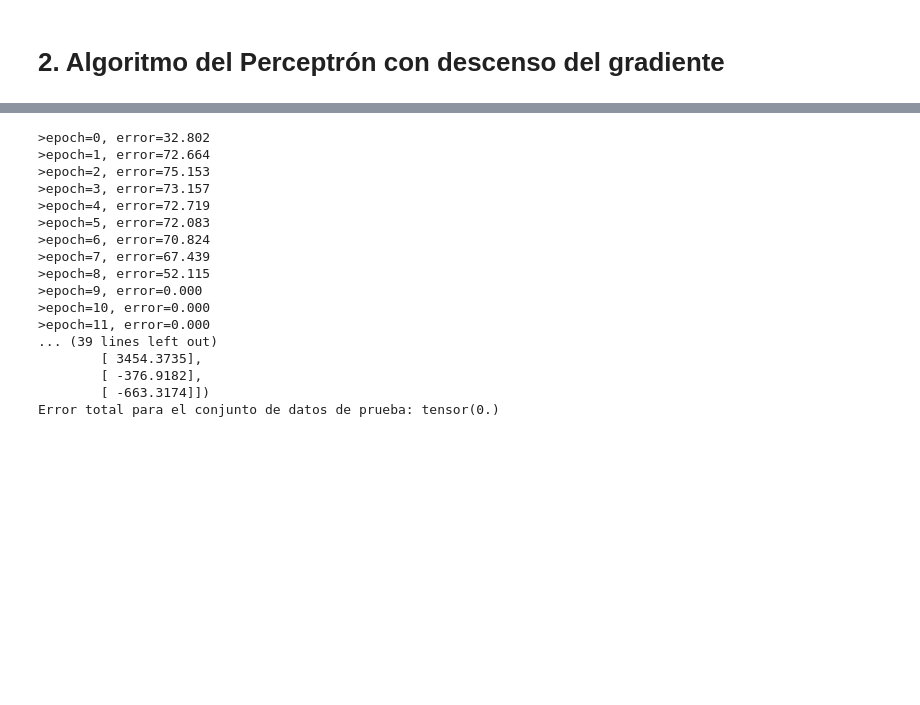
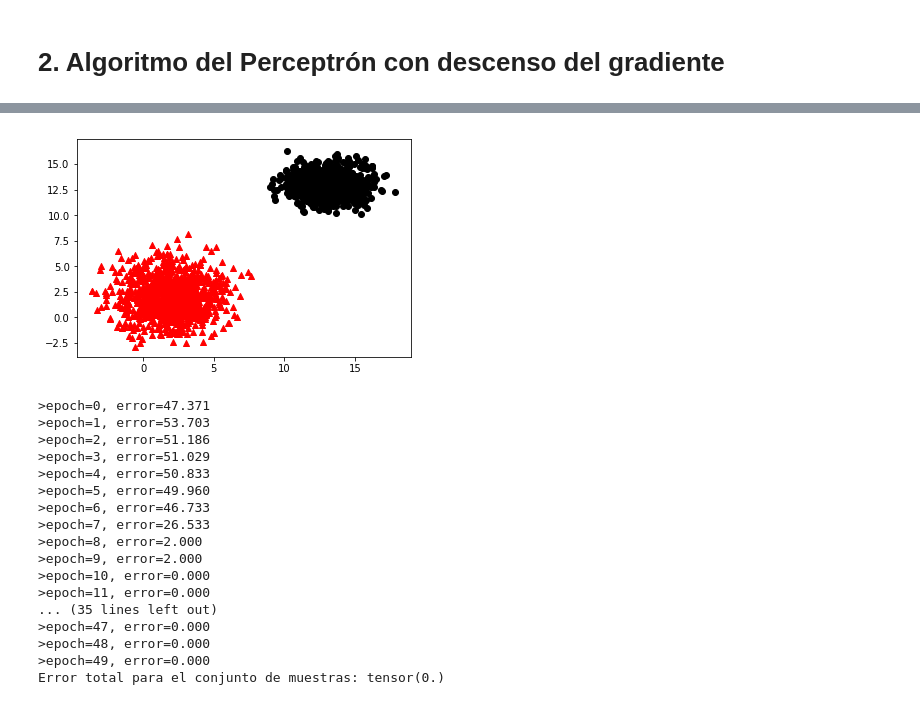
Before and after one commit to fmejias/CienciasDeLosDatosTEC, a Jupyter notebook: MatematicasCienciasDeLosDatos/TP4/TP4.ipynb, the cells around one changed output, grey strips where cells are left out. Drawn from its saved outputs; the diff is of its cells as text; code cells hidden in the pictures; blank space fills up the shorter version.

```diff
--- a/MatematicasCienciasDeLosDatos/TP4/TP4.ipynb
+++ b/MatematicasCienciasDeLosDatos/TP4/TP4.ipynb
@@ -300,13 +300,16 @@ def createDataOneClass(means, covarianceMatrix, numberSamples):
 # %%
 '''
-Creates and train a perceptron neural network
+Creates and train a Perceptron Neural Network using the sample data
 '''
 
 def forward(SamplesAll, w, threshold=0, lowerLimit = -1, upperLimit = 1):
     """
     Get model output.
     param SamplesAll: samples used to estimated targets.
-    w weights
+    param w: network's weights.
+    param threshold: neuron's threshold of the transfer function.
+    param lowerLimit: lower limit of the transfer function.
+    param upperLimit: upper limit of the transfer function.
     return: Estimates the model outputs using the step activation function with values of lowerLimit and upperLimit.
     """
     EstimatedTargets = SamplesAll.mm(w)
@@ -325,7 +328,8 @@ def vectorTransposed(w):
 
 def calculateError(v, y):
     """
-    Calcualte the error using the euclidian distance
+    Calcualte the error using the euclidian distance.
+    params v and y: vectors used to calculate the Euclidean distance.
     """
     return torch.norm(v - y, 2)
 
@@ -333,14 +337,20 @@ def calculateError(v, y):
 def trainPercentron(SamplesAll, TargetsAll, nEpoch=10):
    """
    Train the model adjusting the neural network's weights.
-   param SamplesAll, NumSamples x NumDimensions
-   param nEpoch, number of training cycles.
+   param SamplesAll: NumSamples x NumDimensions
+   param nEpoch: number of training cycles.
    return: updated weights
    """
 
    def updatePerceptronWeight(SamplesAllBias, TargetsAllT, EstimatedTargetsAllT, wT, eta=0.25):
       """
       Estimate Perceptron weights using stochastic gradient descent
+      param SamplesAllBias: NumSamples x NumDimensions
+      param TargetsAllT: NumSamples' clases
+      param EstimatedTargetsAllT: estimated clases
+      param wT: previous weights
+      param eta: learning rate
+
       return: updated weights.
       """
       SamplesAllBiasT = SamplesAllBias.transpose(0, 1)
@@ -362,54 +372,64 @@ def trainPercentron(SamplesAll, TargetsAll, nEpoch=10):
        #Calculate error
        error= calculateError(TargetsAllT, EstimatedTargetsAllT)
        print('>epoch=%d, error=%.3f' % (epoch, error))
 
        if error > 0.1e-5 :
           #Update weights
           wT = updatePerceptronWeight (SamplesAll, TargetsAllT, EstimatedTargetsAllT, wT)
 
        epoch = epoch + 1
 
    return wT
 
 
 #Test the perceptron
-def testPerceptron():
-    # Include the bias column
+def testPerceptron(Samples, Targets, numberSamplesPerClass = 1000, epochs = 50, testSize = 0.3):
+
+    # Include the bias column in sample data
     bias = -1*torch.ones(Samples.shape[0])
     biasT = vectorTransposed(bias)
     SamplesBias = torch.cat((biasT, Samples), 1)
 
     #Define the set of training samples as 70% (randomly selected) and test samples as 30%.
-    X_train, X_test, Y_train, Y_test = tts(SamplesBias.numpy(), Targets.numpy(), test_size = 0.3)
+    X_train, X_test, Y_train, Y_test = tts(SamplesBias.numpy(), Targets.numpy(), test_size = testSize)
 
     #Train a perceptron
-    wF = trainPercentron(torch.tensor(X_train), torch.tensor(Y_train), nEpoch=50)
-    print ("Pesos ajustados finales", wF)
+    wF = trainPercentron(torch.tensor(X_train), torch.tensor(Y_train), nEpoch=epochs)
 
     #Test the trained perceptron
     Estimated_Y = forward(torch.tensor(X_test), wF)
 
     #Calculate error
     testError = calculateError(torch.tensor(Y_test), Estimated_Y )
-    print("Error total para el conjunto de datos de prueba:", testError)
+    print("Error total para el conjunto de muestras:", testError)
     return testError
 
-finalError = testPerceptron()
+
+def main():
+
+    # Sample data A
+    (TargetsA, SamplesA) = createData(numberSamplesPerClass = 1000, mean2 = [13, 13])
+
+    finalError = testPerceptron(SamplesA, TargetsA, numberSamplesPerClass = 1000, epochs = 50, testSize = 0.3)
+
+
+main()
 # %% [output]
+[figure, added]
->epoch=0, error=32.802
->epoch=1, error=72.664
->epoch=2, error=75.153
->epoch=3, error=73.157
->epoch=4, error=72.719
->epoch=5, error=72.083
->epoch=6, error=70.824
->epoch=7, error=67.439
->epoch=8, error=52.115
->epoch=9, error=0.000
+>epoch=0, error=47.371
+>epoch=1, error=53.703
+>epoch=2, error=51.186
+>epoch=3, error=51.029
+>epoch=4, error=50.833
+>epoch=5, error=49.960
+>epoch=6, error=46.733
+>epoch=7, error=26.533
+>epoch=8, error=2.000
+>epoch=9, error=2.000
 >epoch=10, error=0.000
 >epoch=11, error=0.000
-... (39 lines left out)
-        [ 3454.3735],
-        [ -376.9182],
-        [ -663.3174]])
-Error total para el conjunto de datos de prueba: tensor(0.)
+... (35 lines left out)
+>epoch=47, error=0.000
+>epoch=48, error=0.000
+>epoch=49, error=0.000
+Error total para el conjunto de muestras: tensor(0.)
```
Also changed, not shown: parts of 1 cell of this notebook.
